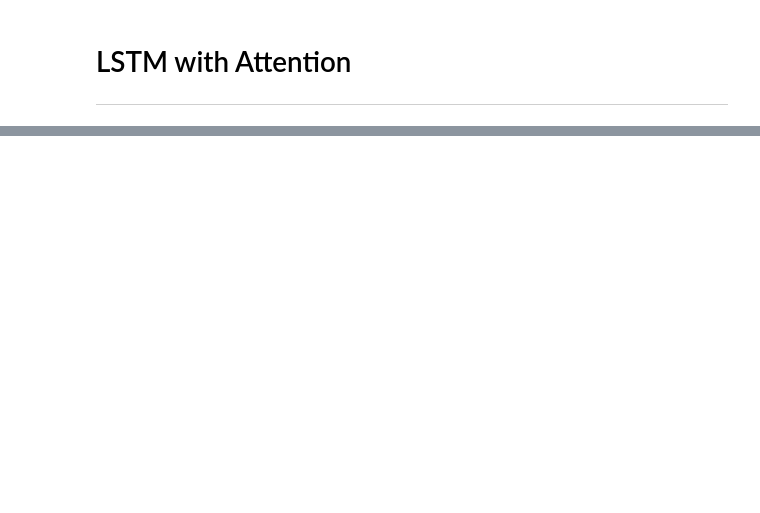
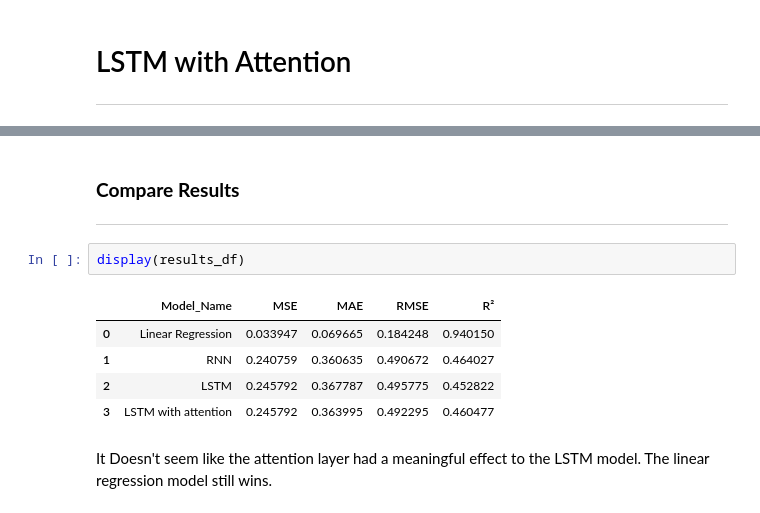
Before and after one commit to BarackSamuni/Data_science_lab2_homework2_solution, a Jupyter notebook: Fix Notebook.ipynb, the cells around one changed output, grey strips where cells are left out. Drawn from its saved outputs; the diff is of its cells as text; blank space fills up the shorter version.

```diff
--- a/Fix Notebook.ipynb
+++ b/Fix Notebook.ipynb
@@ -699,0 +742,13 @@ R²: 0.46050214816170365
+# %% [markdown]
+### **Compare Results**
+***
+# %%
+display(results_df)
+# %% [output]
+|  | Model_Name | MSE | MAE | RMSE | R² |
+| 0 | Linear Regression | 0.033947 | 0.069665 | 0.184248 | 0.940150 |
+| 1 | RNN | 0.240759 | 0.360635 | 0.490672 | 0.464027 |
+| 2 | LSTM | 0.245792 | 0.367787 | 0.495775 | 0.452822 |
+| 3 | LSTM with attention | 0.245792 | 0.363995 | 0.492295 | 0.460477 |
+# %% [markdown]
+It Doesn't seem like the attention layer had a meaningful effect to the LSTM model. The linear regression model still wins.
```
Also changed, not shown: parts of 14 cells of this notebook, 1 other file.
